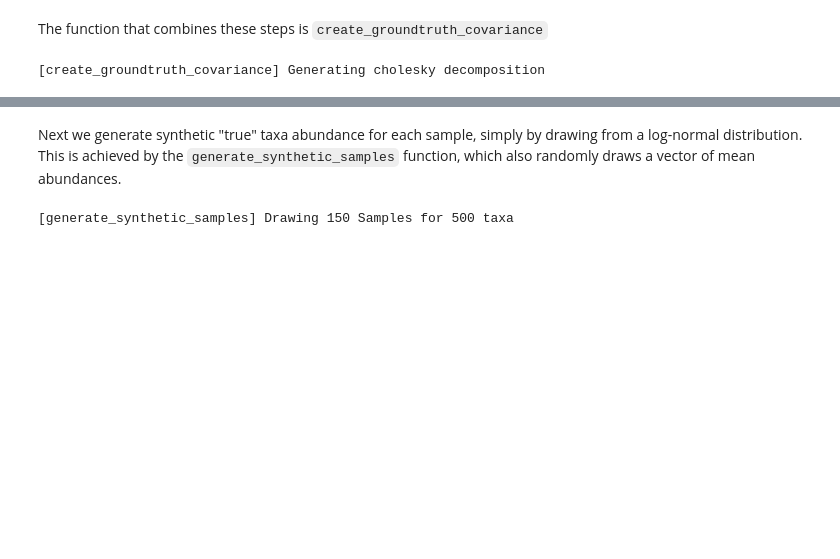
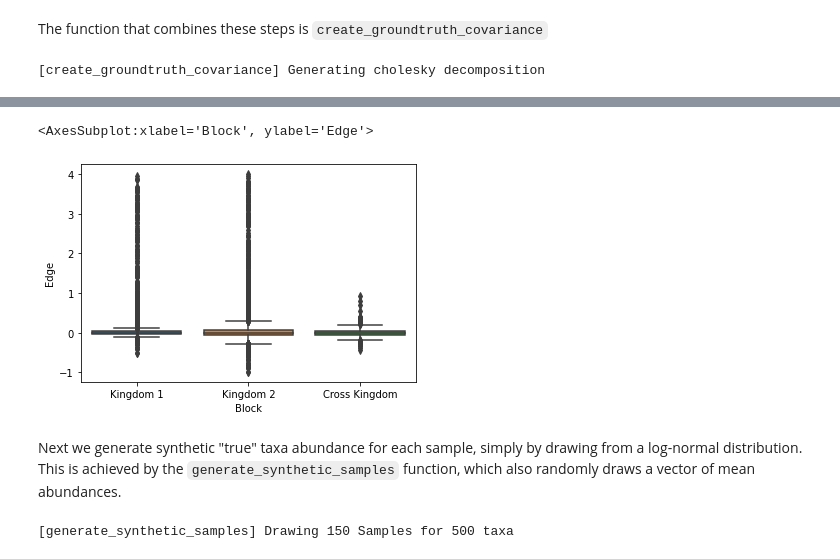
Before and after one commit to LANL-Bioinformatics/synthetic_transkingdom_data, a Jupyter notebook: Generating Synthetic Data.ipynb, the cells around one changed output, grey strips where cells are left out. Cells and saved outputs as stored; diff of their text form; code cells hidden in the pictures; blank space fills up the shorter version.

````diff
--- a/Generating Synthetic Data.ipynb
+++ b/Generating Synthetic Data.ipynb
@@ -294,5 +356,5 @@
 # %%
-covar_matrix, actual_sparsity = create_groundtruth_covariance(N,grmod,gsp,mxvars=max_var,minvars=min_var)
+covar_matrix, actual_sparsity = create_groundtruth_covariance(N,grmod,gsp,spl_i,mxvars=max_var,minvars=min_var,bias_blocks=None,bias_str=0.8,sparse_adjust = sparse_adjust)
 # %% [output]
 [create_groundtruth_covariance] Generating cholesky decomposition
 # %%
@@ -310,3 +372,14 @@ ax.set_yticks([]);
+# %%
+kingdom1 = covar_matrix[:spl_i[1],:spl_i[1]].flatten()
+kingdom2 = covar_matrix[spl_i[1]:,spl_i[1]:].flatten()
+Xkingdom = covar_matrix[:spl_i[1],spl_i[1]:].flatten()
+alledges = pd.DataFrame(np.array([np.concatenate([kingdom1,kingdom2,Xkingdom]).round(5),["Kingdom 1"]*len(kingdom1)+["Kingdom 2"]*len(kingdom2) + ["Cross Kingdom"]*len(Xkingdom)]).T)
+alledges.columns = ["Edge","Block"]
+alledges['Edge'] = alledges['Edge'].astype(float)
+sb.boxplot(data = alledges[alledges["Edge"] != 0],y = "Edge",x = "Block")
+# %% [output]
+<AxesSubplot:xlabel='Block', ylabel='Edge'>
+[figure, added]
 # %% [markdown]
 Next we generate synthetic "true" taxa abundance for each sample, simply by drawing from a log-normal distribution. This is achieved by the ```generate_synthetic_samples``` function, which also randomly draws a vector of mean abundances.
 # %%
````
Also changed, not shown: parts of 19 cells of this notebook, 2 other files.
